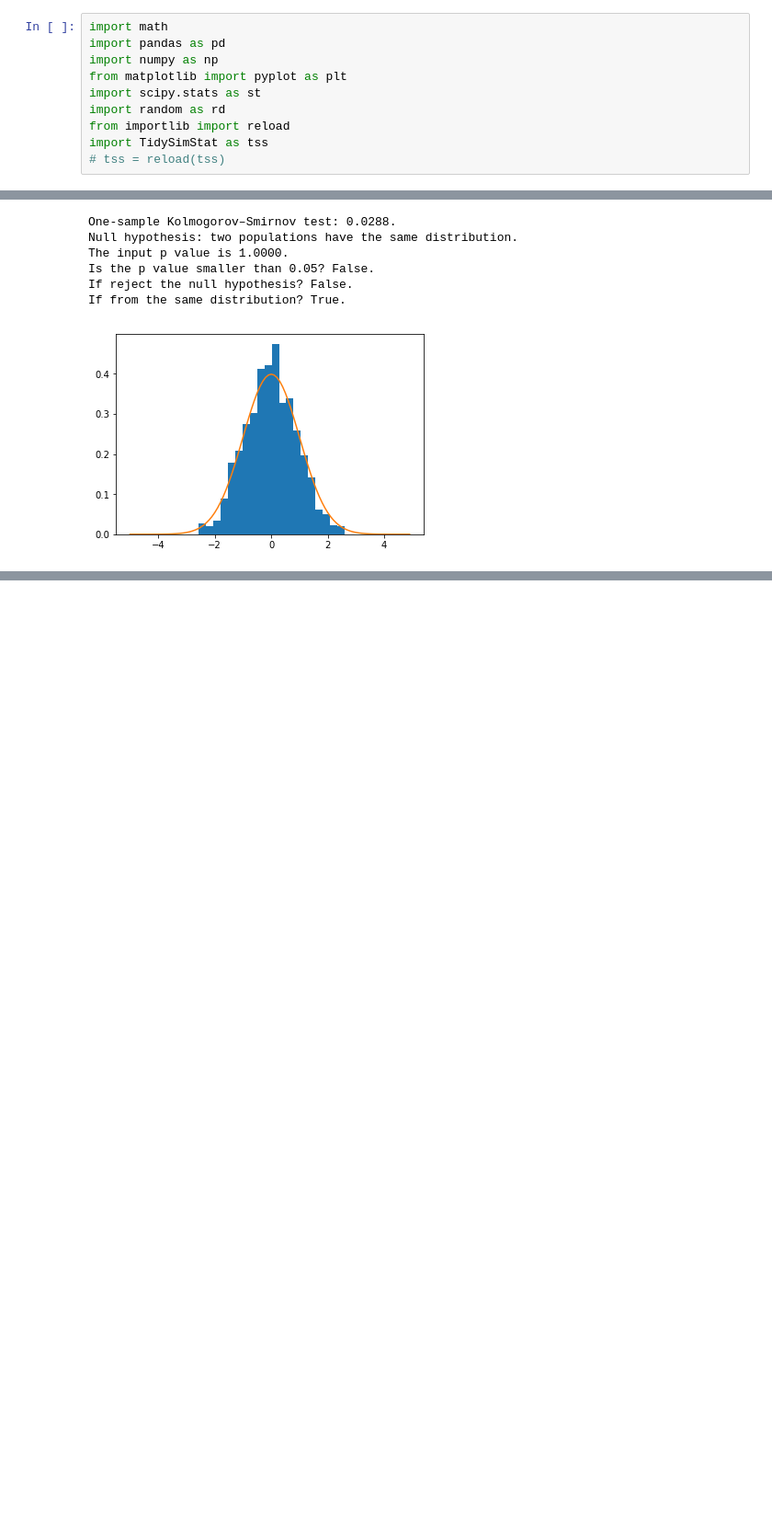
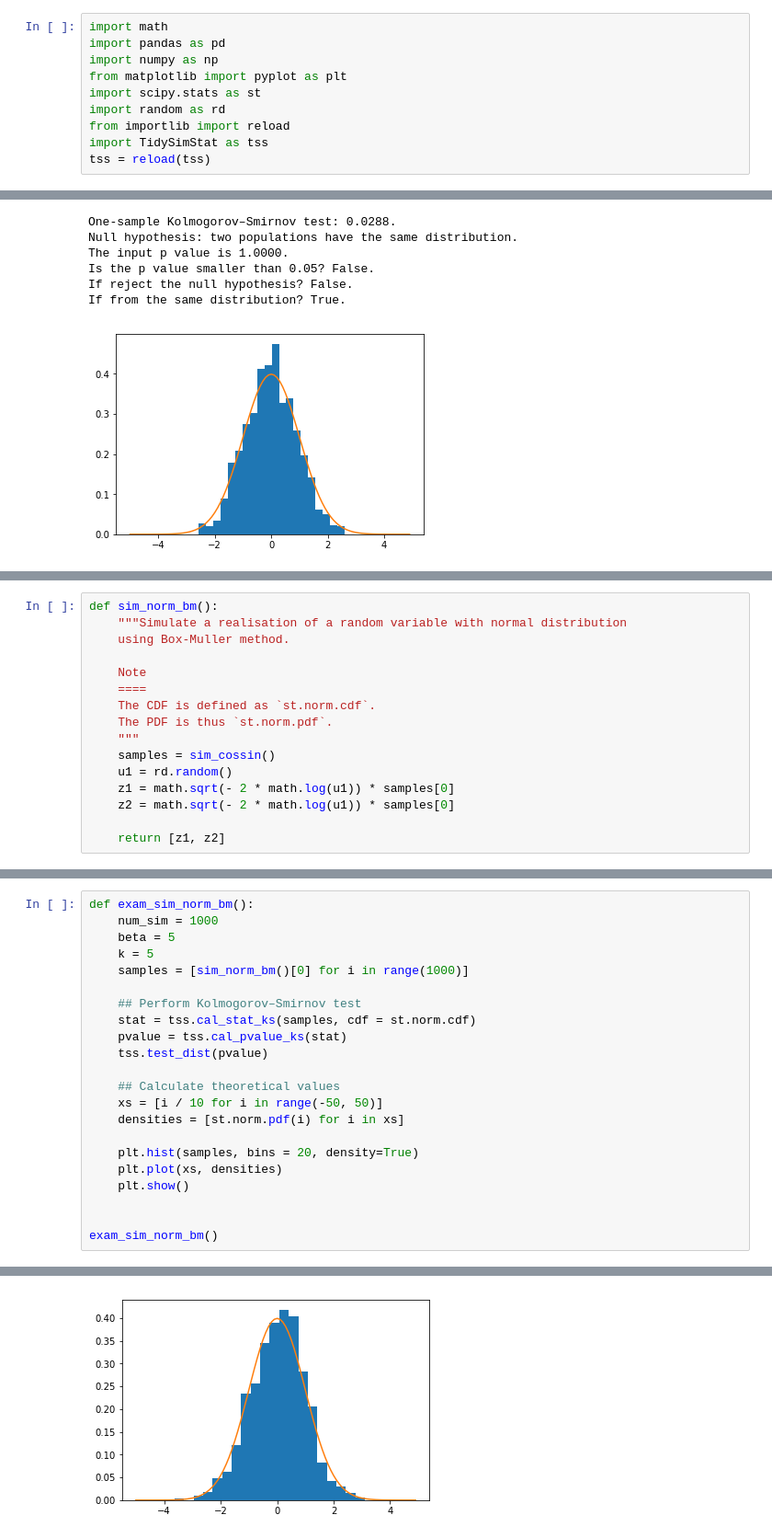
Before and after one commit to edxu96/TidySimStat, a Jupyter notebook: src/CRV.ipynb, the cells around one changed output, grey strips where cells are left out. Shown at 92% size. Cells and saved outputs as stored; diff of their text form; blank space fills up the shorter version.

```diff
--- a/src/CRV.ipynb
+++ b/src/CRV.ipynb
@@ -12,4 +12,4 @@ import scipy.stats as st
 import random as rd
 from importlib import reload
 import TidySimStat as tss
-# tss = reload(tss)
+tss = reload(tss)
@@ -185,0 +208,16 @@ If from the same distribution? True.
+# %%
+def sim_norm_bm():
+    """Simulate a realisation of a random variable with normal distribution
+    using Box-Muller method.
+
+    Note
+    ====
+    The CDF is defined as `st.norm.cdf`.
+    The PDF is thus `st.norm.pdf`.
+    """
+    samples = sim_cossin()
+    u1 = rd.random()
+    z1 = math.sqrt(- 2 * math.log(u1)) * samples[0]
+    z2 = math.sqrt(- 2 * math.log(u1)) * samples[0]
+
+    return [z1, z2]
@@ -185,0 +228,23 @@ If from the same distribution? True.
+# %%
+def exam_sim_norm_bm():
+    num_sim = 1000
+    beta = 5
+    k = 5
+    samples = [sim_norm_bm()[0] for i in range(1000)]
+
+    ## Perform Kolmogorov–Smirnov test
+    stat = tss.cal_stat_ks(samples, cdf = st.norm.cdf)
+    pvalue = tss.cal_pvalue_ks(stat)
+    tss.test_dist(pvalue)
+
+    ## Calculate theoretical values
+    xs = [i / 10 for i in range(-50, 50)]
+    densities = [st.norm.pdf(i) for i in xs]
+
+    plt.hist(samples, bins = 20, density=True)
+    plt.plot(xs, densities)
+    plt.show()
+
+
+exam_sim_norm_bm()
+# %% [output]
@@ -185,0 +257 @@ If from the same distribution? True.
+[figure, added]
```
Also changed, not shown: parts of 10 cells of this notebook, 5 other files.
